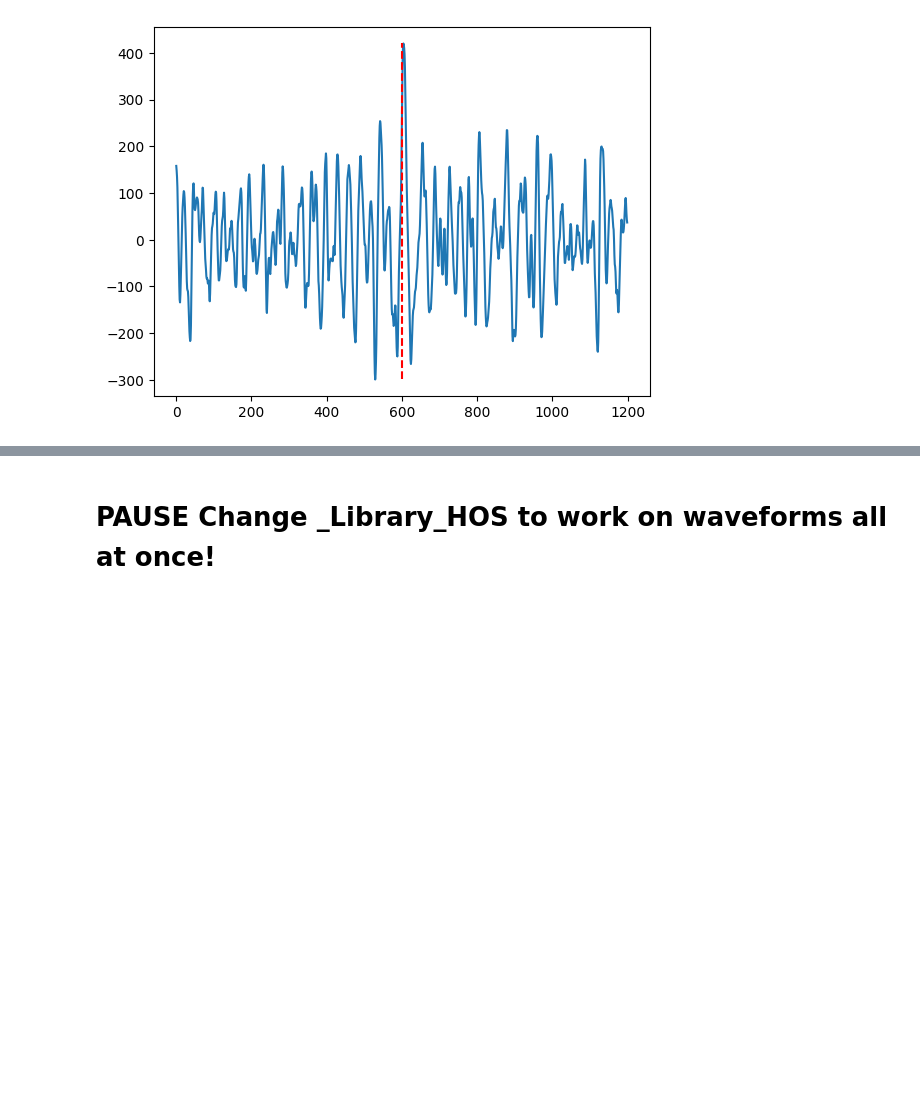
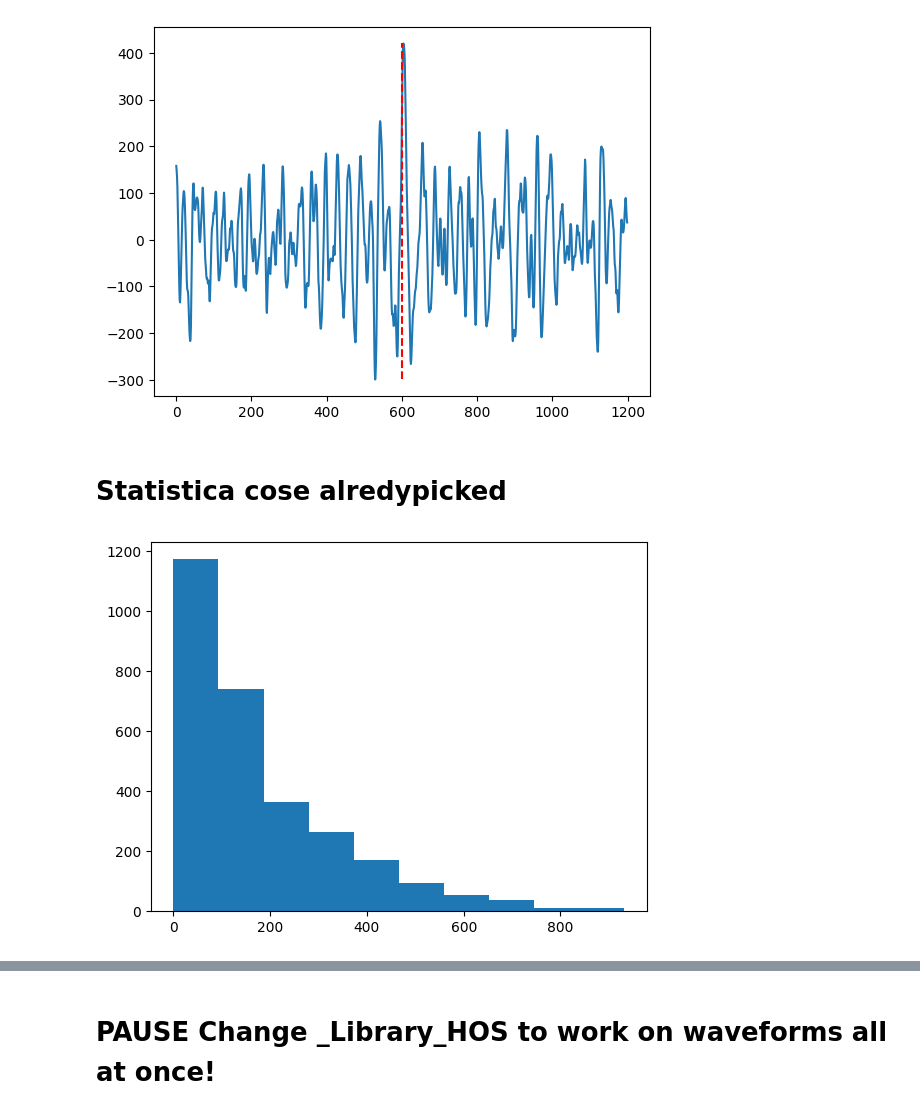
Before and after one commit to Nemenick/primoprogetto, a Jupyter notebook: Codici/_DETECT_HOS.ipynb, the cells around one changed output, grey strips where cells are left out. Saved outputs shown, nothing was run; the diff lists cells and outputs as text; code cells hidden in the pictures; blank space fills up the shorter version.

```diff
--- a/Codici/_DETECT_HOS.ipynb
+++ b/Codici/_DETECT_HOS.ipynb
@@ -251,3 +237,5 @@ plt.vlines(s,min_,max_,color="red", label = "arrivo", linestyles="--")
 # %% [output]
 <matplotlib.collections.LineCollection at 0x...>
 [figure]
+# %% [markdown]
+# Statistica cose alredypicked
@@ -253,0 +287,5 @@ plt.vlines(s,min_,max_,color="red", label = "arrivo", linestyles="--")
+# %%
+import matplotlib.pyplot as plt
+hs,bs,plots = plt.hist(std)
+# %% [output]
+[figure, added]
```
Also changed, not shown: parts of 26 cells of this notebook, 4 other files.
